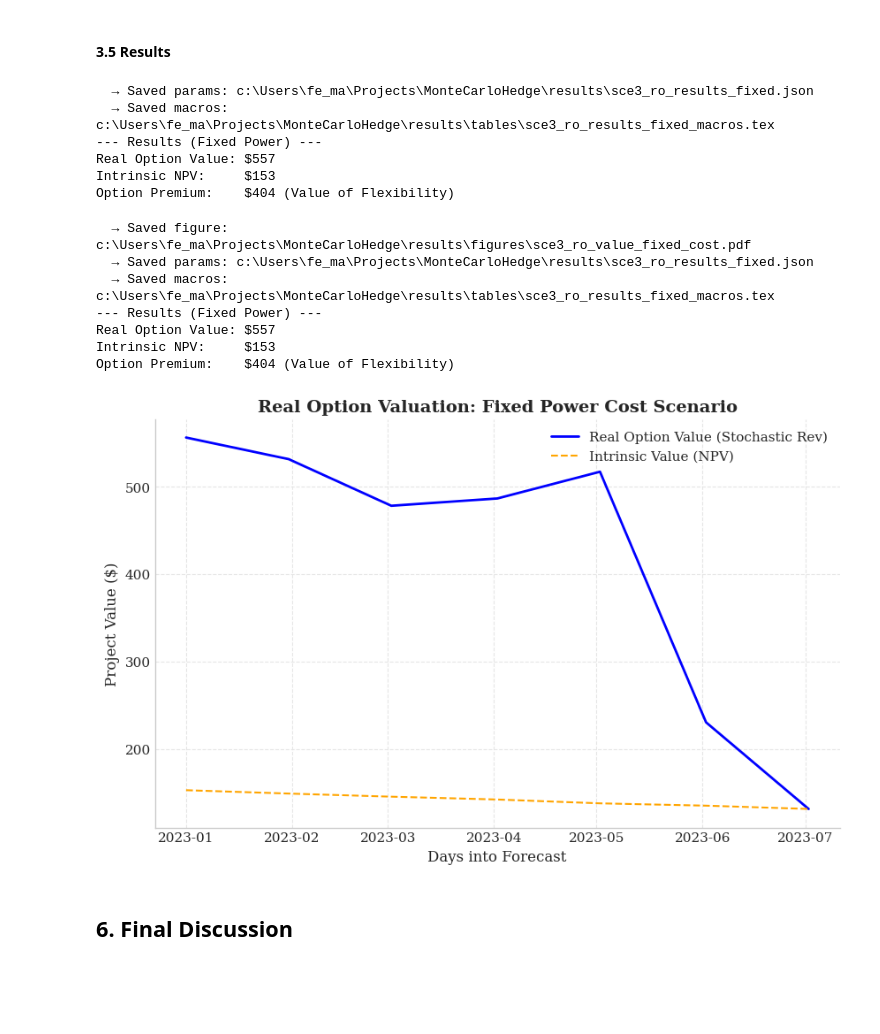
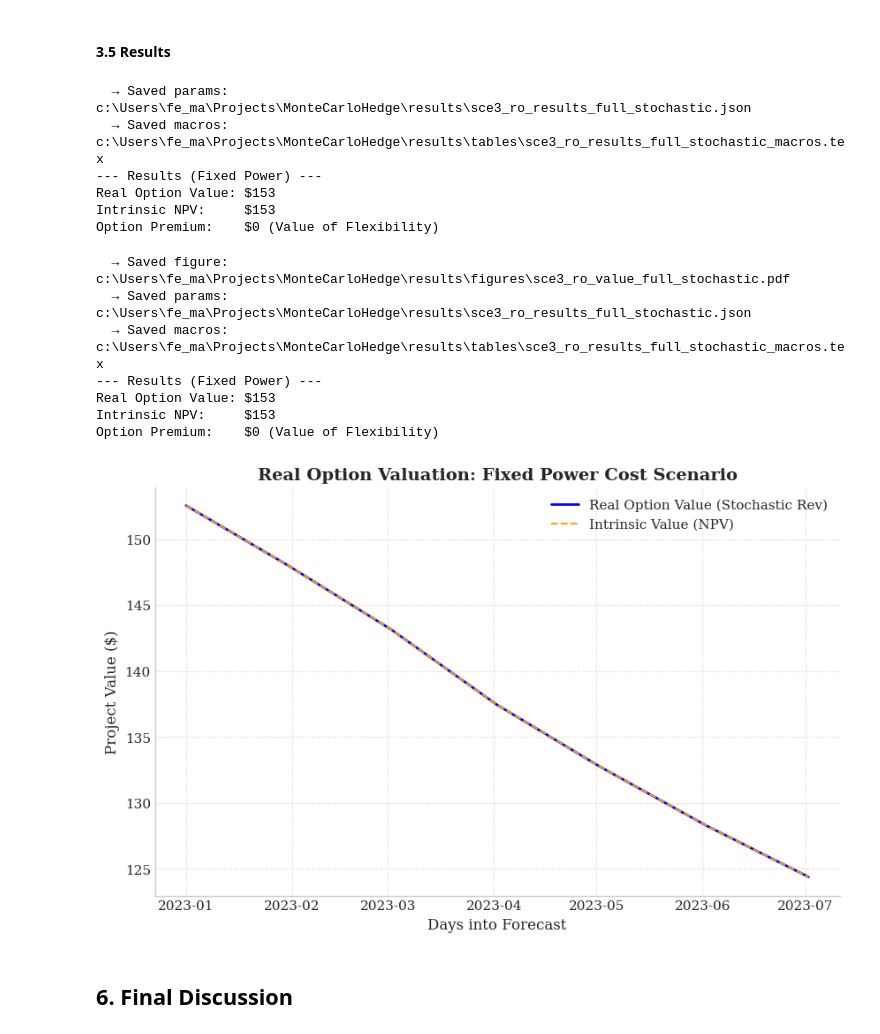
Before and after one commit to amacias-afma/montecarlohedge, a Jupyter notebook: notebooks/main.ipynb, the cells around one changed output. Drawn from its saved outputs; the diff is of its cells as text; code cells hidden in the pictures; blank space fills up the shorter version.

Commit message:
improving the calculation: new results

```diff
--- a/notebooks/main.ipynb
+++ b/notebooks/main.ipynb
@@ -710,76 +701,76 @@ date 2023-01-01 00:00:00
 #### 3.5 Results
 # %%
 # 2. Add this block under your visualization code:
-df_ro_fixed = results_fixed[0] # Option Value
-df_int_fixed = results_fixed[2] # Intrinsic Value (NPV)
+df_ro_full_stochastic = results_full_stochastic[0] # Option Value
+df_int_full_stochastic = results_full_stochastic[2] # Intrinsic Value (NPV)
 
-ro_val_t0 = df_ro_fixed.iloc[0, 0]
-int_val_t0 = df_int_fixed.iloc[0, 0]
+ro_val_t0 = df_ro_full_stochastic.iloc[0, 0]
+int_val_t0 = df_int_full_stochastic.iloc[0, 0]
 option_premium = ro_val_t0 - int_val_t0
 
 # Save the parameters for LaTeX
 # Keys should be CamelCase (without numbers/underscores) for LaTeX \newcommand usage
-fixed_cost_results = {
-    "FixedPowerROValue": f"{ro_val_t0:,.0f}",
-    "FixedPowerNPV": f"{int_val_t0:,.0f}",
-    "FixedPowerPremium": f"{option_premium:,.0f}"
+full_stochastic_results = {
+    "FullStochasticROValue": f"{ro_val_t0:,.0f}",
+    "FullStochasticNPV": f"{int_val_t0:,.0f}",
+    "FullStochasticPremium": f"{option_premium:,.0f}"
 }
-export_params(fixed_cost_results, "sce3_ro_results_fixed")
+export_params(full_stochastic_results, "sce3_ro_results_full_stochastic")
 
 print(f"--- Results (Fixed Power) ---")
 print(f"Real Option Value: ${ro_val_t0:,.0f}")
 print(f"Intrinsic NPV:     ${int_val_t0:,.0f}")
 print(f"Option Premium:    ${option_premium:,.0f} (Value of Flexibility)")
 # %% [output]
-  → Saved params: c:\Users\fe_ma\Projects\MonteCarloHedge\results\sce3_ro_results_fixed.json
-  → Saved macros: c:\Users\fe_ma\Projects\MonteCarloHedge\results\tables\sce3_ro_results_fixed_macros.tex
+  → Saved params: c:\Users\fe_ma\Projects\MonteCarloHedge\results\sce3_ro_results_full_stochastic.json
+  → Saved macros: c:\Users\fe_ma\Projects\MonteCarloHedge\results\tables\sce3_ro_results_full_stochastic_macros.tex
 --- Results (Fixed Power) ---
-Real Option Value: $557
+Real Option Value: $153
 Intrinsic NPV:     $153
-Option Premium:    $404 (Value of Flexibility)
+Option Premium:    $0 (Value of Flexibility)
 # %%
-df_ro_fixed = results_fixed[0] # Option Value
-df_int_fixed = results_fixed[2] # Intrinsic Value (NPV)
+# df_ro_fixed = results_fixed[0] # Option Value
+# df_int_fixed = results_fixed[2] # Intrinsic Value (NPV)
 
 # 5. Visualize Results
 fig, ax = plt.subplots(figsize=(10, 6))
 
 # Plot Mean Option Value vs Mean Intrinsic Value over time
-ax.plot(df_ro_fixed.mean(axis=0), label="Real Option Value (Stochastic Rev)", color='blue', linewidth=2)
-ax.plot(df_int_fixed.mean(axis=0), label="Intrinsic Value (NPV)", color='orange', linestyle='--')
+ax.plot(df_ro_full_stochastic.mean(axis=0), label="Real Option Value (Stochastic Rev)", color='blue', linewidth=2)
+ax.plot(df_int_full_stochastic.mean(axis=0), label="Intrinsic Value (NPV)", color='orange', linestyle='--')
 
 ax.set_title("Real Option Valuation: Fixed Power Cost Scenario")
 ax.set_ylabel("Project Value ($)")
 ax.set_xlabel("Days into Forecast")
 ax.legend()
 
-export_figure(fig, "sce3_ro_value_fixed_cost")
+export_figure(fig, "sce3_ro_value_full_stochastic")
 
 # 6. Export Key Metrics
-ro_val_t0 = df_ro_fixed.iloc[0, 0]
-int_val_t0 = df_int_fixed.iloc[0, 0]
-option_premium = ro_val_t0 - int_val_t0
+full_stochastic_ro_val_t0 = df_ro_full_stochastic.iloc[0, 0]
+full_stochastic_int_val_t0 = df_int_full_stochastic.iloc[0, 0]
+full_stochastic_option_premium = full_stochastic_ro_val_t0 - full_stochastic_int_val_t0
 
-fixed_cost_results = {
-    "FixedPowerROValue": f"{ro_val_t0:,.0f}",
-    "FixedPowerNPV": f"{int_val_t0:,.0f}",
-    "FixedPowerPremium": f"{option_premium:,.0f}"
+final_vars = {
+    "GridROValue": f"{full_stochastic_ro_val_t0:,.0f}",
+    "GridNPV": f"{full_stochastic_int_val_t0:,.0f}",
+    "GridPremium": f"{(full_stochastic_ro_val_t0 - full_stochastic_int_val_t0):,.0f}"
 }
-export_params(fixed_cost_results, "sce3_ro_results_fixed")
+export_params(final_vars, "sce3_ro_results_full_stochastic")
 
 print(f"--- Results (Fixed Power) ---")
-print(f"Real Option Value: ${ro_val_t0:,.0f}")
-print(f"Intrinsic NPV:     ${int_val_t0:,.0f}")
-print(f"Option Premium:    ${option_premium:,.0f} (Value of Flexibility)")
+print(f"Real Option Value: ${full_stochastic_ro_val_t0:,.0f}")
+print(f"Intrinsic NPV:     ${full_stochastic_int_val_t0:,.0f}")
+print(f"Option Premium:    ${full_stochastic_option_premium:,.0f} (Value of Flexibility)")
 # %% [output]
-  → Saved figure: c:\Users\fe_ma\Projects\MonteCarloHedge\results\figures\sce3_ro_value_fixed_cost.pdf
-  → Saved params: c:\Users\fe_ma\Projects\MonteCarloHedge\results\sce3_ro_results_fixed.json
-  → Saved macros: c:\Users\fe_ma\Projects\MonteCarloHedge\results\tables\sce3_ro_results_fixed_macros.tex
+  → Saved figure: c:\Users\fe_ma\Projects\MonteCarloHedge\results\figures\sce3_ro_value_full_stochastic.pdf
+  → Saved params: c:\Users\fe_ma\Projects\MonteCarloHedge\results\sce3_ro_results_full_stochastic.json
+  → Saved macros: c:\Users\fe_ma\Projects\MonteCarloHedge\results\tables\sce3_ro_results_full_stochastic_macros.tex
 --- Results (Fixed Power) ---
-Real Option Value: $557
+Real Option Value: $153
 Intrinsic NPV:     $153
-Option Premium:    $404 (Value of Flexibility)
+Option Premium:    $0 (Value of Flexibility)
-[figure, old version]
+[figure, new version]
 # %% [markdown]
 ## 6. Final Discussion
 # %% [markdown]
```
Also changed, not shown: parts of 11 cells of this notebook, 57 other files.
